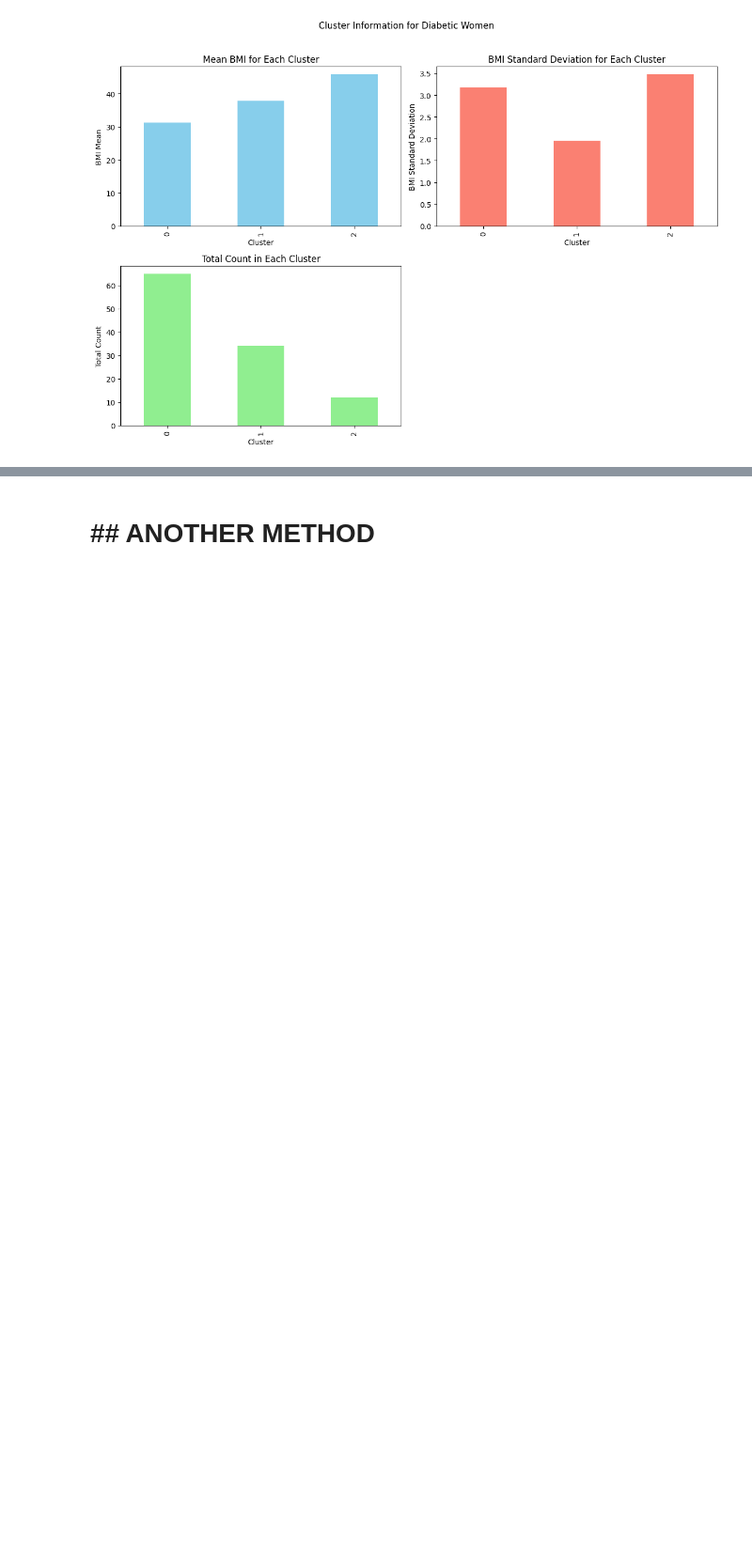
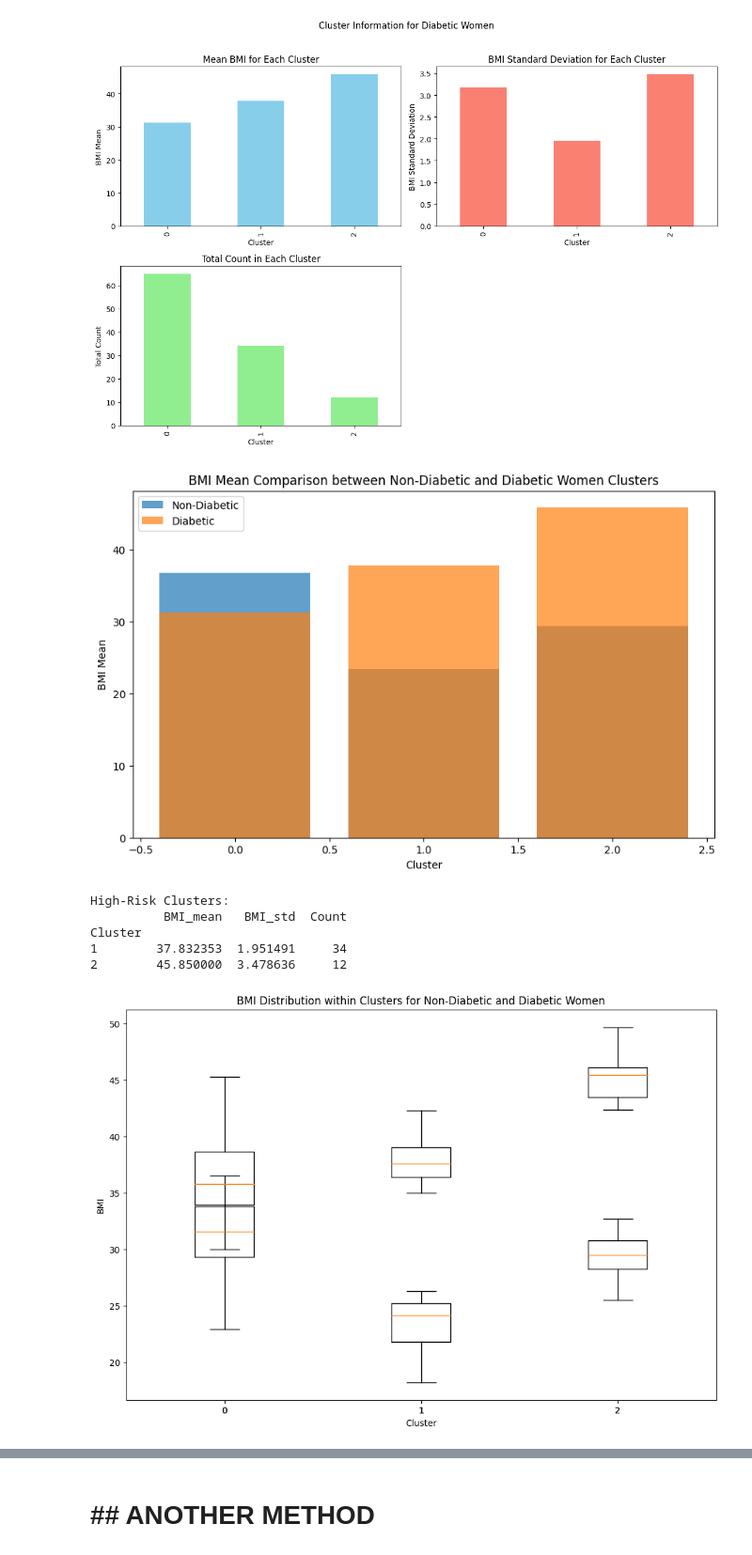
Before and after one commit to houin679/CSMODELPROJECT, a Jupyter notebook: MCO1_CSMODEL_clustering.ipynb, the cells around one changed output, grey strips where cells are left out. Shown at 94% size. Cells and saved outputs as stored; diff of their text form; code cells hidden in the pictures; blank space fills up the shorter version.

```diff
--- a/MCO1_CSMODEL_clustering.ipynb
+++ b/MCO1_CSMODEL_clustering.ipynb
@@ -1165,3 +1164,40 @@ plot_cluster_info(diabetic_cluster_stats, 'Cluster Information for Diabetic Wome
 # %% [output]
 [figure]
 [figure]
+# %%
+# Step 1: Visualize the Cluster Characteristics
+# Visualizing BMI_mean for non-diabetic and diabetic women
+plt.figure(figsize=(10, 6))
+plt.bar(non_diabetic_cluster_stats.index, non_diabetic_cluster_stats['BMI_mean'], label='Non-Diabetic', alpha=0.7)
+plt.bar(diabetic_cluster_stats.index, diabetic_cluster_stats['BMI_mean'], label='Diabetic', alpha=0.7)
+plt.xlabel('Cluster')
+plt.ylabel('BMI Mean')
+plt.title('BMI Mean Comparison between Non-Diabetic and Diabetic Women Clusters')
+plt.legend()
+plt.show()
+
+# Step 2: Identify High-Risk Clusters
+# Look for clusters where the mean BMI is higher in diabetic women
+high_risk_clusters = diabetic_cluster_stats[diabetic_cluster_stats['BMI_mean'] > non_diabetic_cluster_stats['BMI_mean']]
+print("High-Risk Clusters:")
+print(high_risk_clusters)
+
+# Step 3: Visual Representation of BMI Distribution within Clusters
+# Box plot for BMI distribution within clusters for non-diabetic and diabetic women
+plt.figure(figsize=(12, 8))
+plt.boxplot([NonDiabeticPregnantWomen[NonDiabeticPregnantWomen['Cluster'] == i]['BMI'] for i in range(3)],
+            positions=[i for i in range(3)], labels=[0, 1, 2], showfliers=False)
+plt.boxplot([DiabeticPregnantWomen[DiabeticPregnantWomen['Cluster'] == i]['BMI'] for i in range(3)],
+            positions=[i for i in range(3)], labels=[0, 1, 2], showfliers=False)
+plt.xlabel('Cluster')
+plt.ylabel('BMI')
+plt.title('BMI Distribution within Clusters for Non-Diabetic and Diabetic Women')
+plt.show()
+# %% [output]
+[figure, added]
+High-Risk Clusters:
+          BMI_mean   BMI_std  Count
+Cluster
+1        37.832353  1.951491     34
+2        45.850000  3.478636     12
+[figure, added]
```
Also changed, not shown: parts of 3 cells of this notebook.
